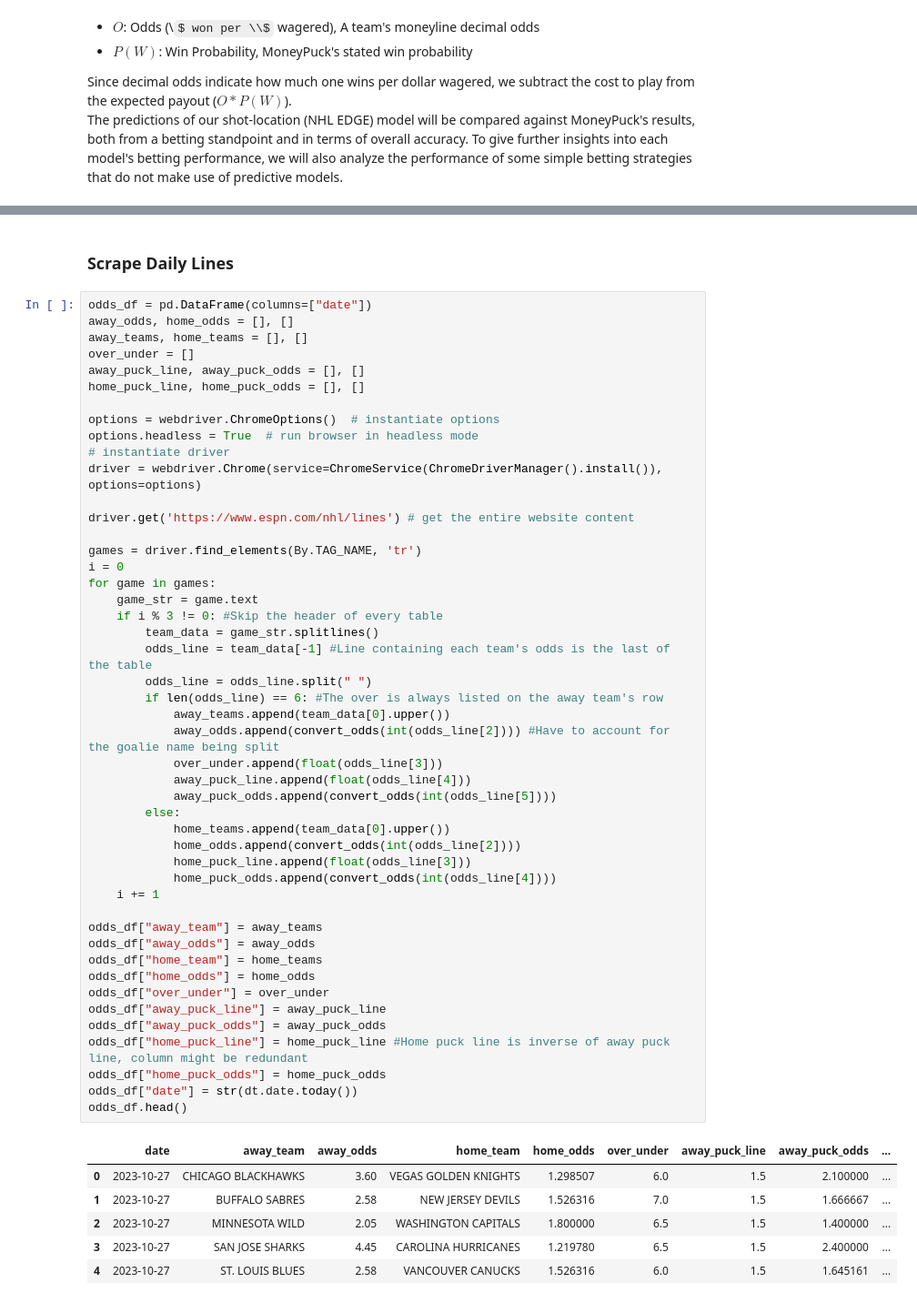
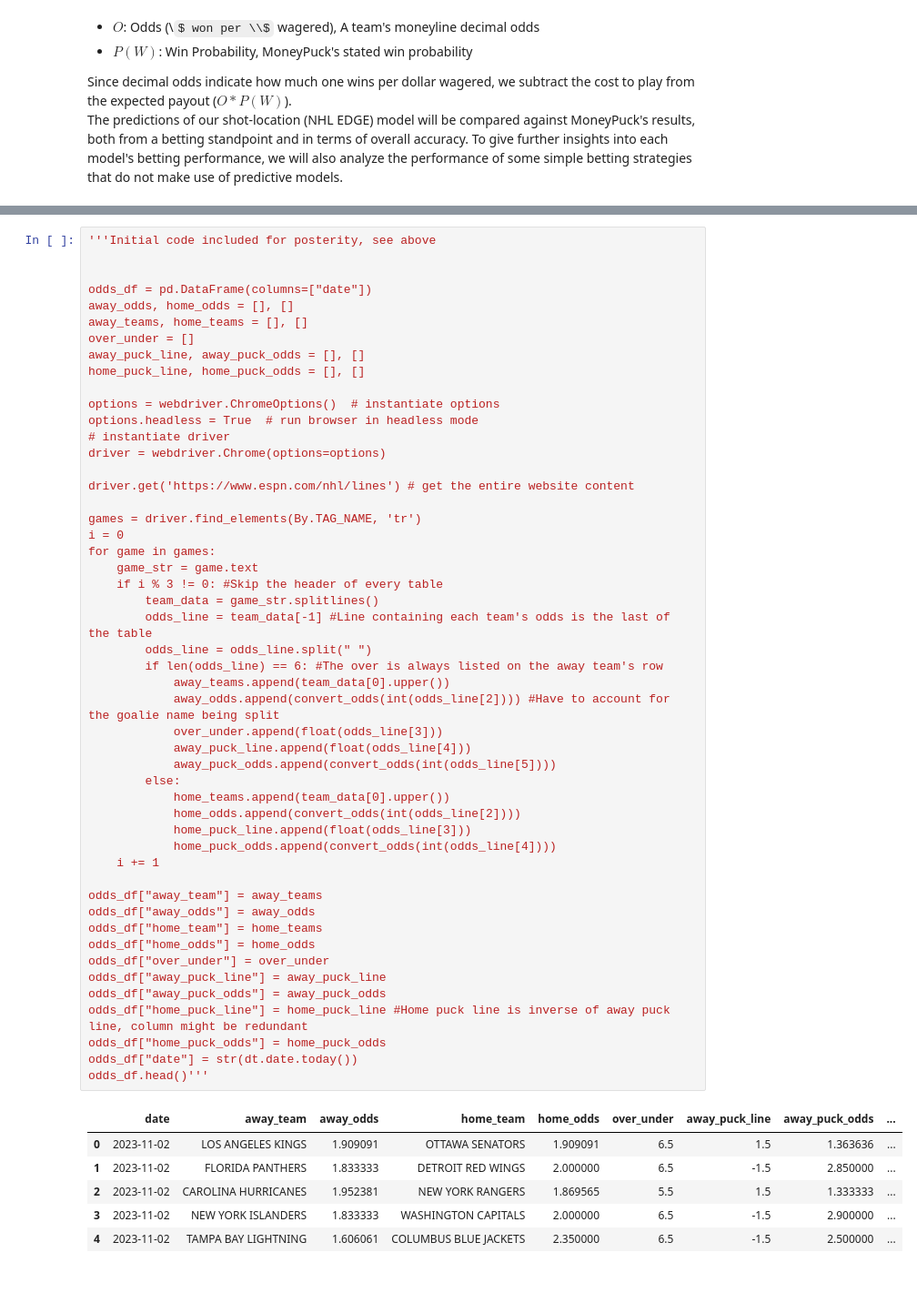
Before and after one commit to traskcon/NHL-Predictions, a Jupyter notebook: NHL-EDGE-Predictions.ipynb, the cells around one changed output, grey strips where cells are left out. Shown: that part at 91% size. Cells and saved outputs as stored; diff of their text form; some formulas as TeX source.

```diff
--- a/NHL-EDGE-Predictions.ipynb
+++ b/NHL-EDGE-Predictions.ipynb
@@ -132,6 +113,7 @@ moneypuck_df.tail(10)
-# %% [markdown]
-### Scrape Daily Lines
 # %%
+'''Initial code included for posterity, see above
+
+
 odds_df = pd.DataFrame(columns=["date"])
 away_odds, home_odds = [], []
 away_teams, home_teams = [], []
@@ -142,7 +124,7 @@ home_puck_line, home_puck_odds = [], []
 options = webdriver.ChromeOptions()  # instantiate options
 options.headless = True  # run browser in headless mode
 # instantiate driver
-driver = webdriver.Chrome(service=ChromeService(ChromeDriverManager().install()), options=options)
+driver = webdriver.Chrome(options=options)
 
 driver.get('https://www.espn.com/nhl/lines') # get the entire website content
 
@@ -152,36 +134,36 @@ for game in games:
     game_str = game.text
     if i % 3 != 0: #Skip the header of every table
         team_data = game_str.splitlines()
         odds_line = team_data[-1] #Line containing each team's odds is the last of the table
         odds_line = odds_line.split(" ")
         if len(odds_line) == 6: #The over is always listed on the away team's row
             away_teams.append(team_data[0].upper())
             away_odds.append(convert_odds(int(odds_line[2]))) #Have to account for the goalie name being split
             over_under.append(float(odds_line[3]))
             away_puck_line.append(float(odds_line[4]))
             away_puck_odds.append(convert_odds(int(odds_line[5])))
         else:
             home_teams.append(team_data[0].upper())
             home_odds.append(convert_odds(int(odds_line[2])))
             home_puck_line.append(float(odds_line[3]))
             home_puck_odds.append(convert_odds(int(odds_line[4])))
     i += 1
 
 odds_df["away_team"] = away_teams
 odds_df["away_odds"] = away_odds
 odds_df["home_team"] = home_teams
 odds_df["home_odds"] = home_odds
 odds_df["over_under"] = over_under
 odds_df["away_puck_line"] = away_puck_line
 odds_df["away_puck_odds"] = away_puck_odds
 odds_df["home_puck_line"] = home_puck_line #Home puck line is inverse of away puck line, column might be redundant
 odds_df["home_puck_odds"] = home_puck_odds
 odds_df["date"] = str(dt.date.today())
-odds_df.head()
+odds_df.head()'''
 # %% [output]
 |  | date | away_team | away_odds | home_team | home_odds | over_under | away_puck_line | away_puck_odds | ... |
-| 0 | 2023-10-27 | CHICAGO BLACKHAWKS | 3.60 | VEGAS GOLDEN KNIGHTS | 1.298507 | 6.0 | 1.5 | 2.100000 | ... |
-| 1 | 2023-10-27 | BUFFALO SABRES | 2.58 | NEW JERSEY DEVILS | 1.526316 | 7.0 | 1.5 | 1.666667 | ... |
-| 2 | 2023-10-27 | MINNESOTA WILD | 2.05 | WASHINGTON CAPITALS | 1.800000 | 6.5 | 1.5 | 1.400000 | ... |
-| 3 | 2023-10-27 | SAN JOSE SHARKS | 4.45 | CAROLINA HURRICANES | 1.219780 | 6.5 | 1.5 | 2.400000 | ... |
-| 4 | 2023-10-27 | ST. LOUIS BLUES | 2.58 | VANCOUVER CANUCKS | 1.526316 | 6.0 | 1.5 | 1.645161 | ... |
+| 0 | 2023-11-02 | LOS ANGELES KINGS | 1.909091 | OTTAWA SENATORS | 1.909091 | 6.5 | 1.5 | 1.363636 | ... |
+| 1 | 2023-11-02 | FLORIDA PANTHERS | 1.833333 | DETROIT RED WINGS | 2.000000 | 6.5 | -1.5 | 2.850000 | ... |
+| 2 | 2023-11-02 | CAROLINA HURRICANES | 1.952381 | NEW YORK RANGERS | 1.869565 | 5.5 | 1.5 | 1.333333 | ... |
+| 3 | 2023-11-02 | NEW YORK ISLANDERS | 1.833333 | WASHINGTON CAPITALS | 2.000000 | 6.5 | -1.5 | 2.900000 | ... |
+| 4 | 2023-11-02 | TAMPA BAY LIGHTNING | 1.606061 | COLUMBUS BLUE JACKETS | 2.350000 | 6.5 | -1.5 | 2.500000 | ... |
```
Also changed, not shown: parts of 15 cells of this notebook.
